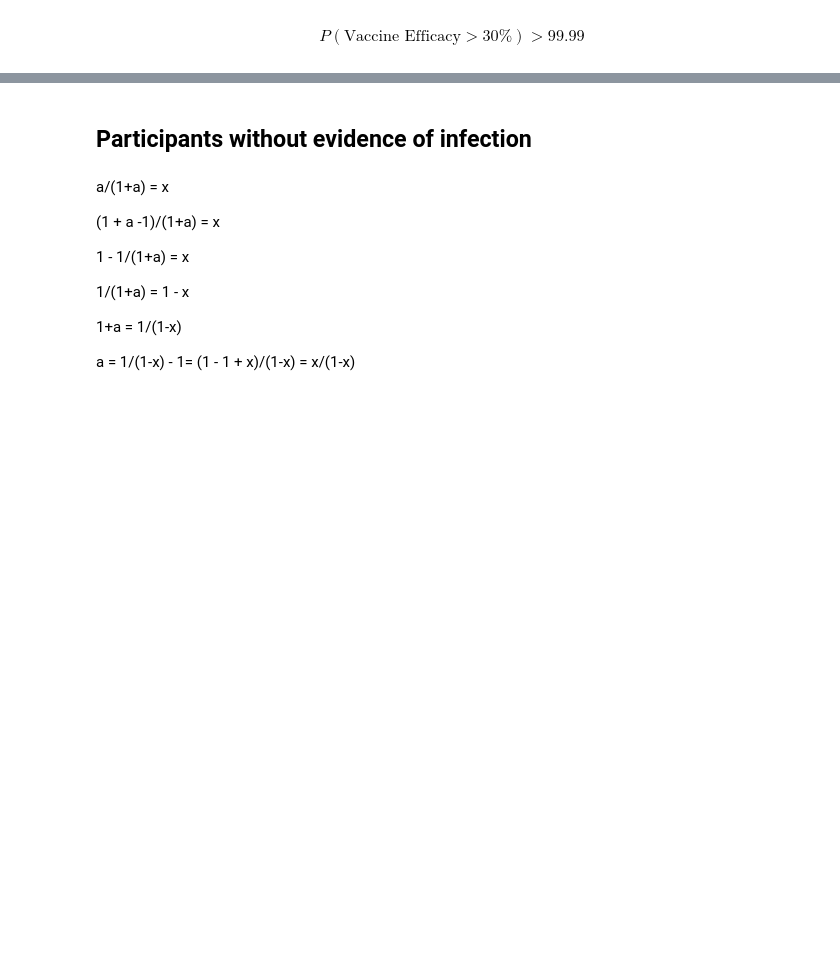
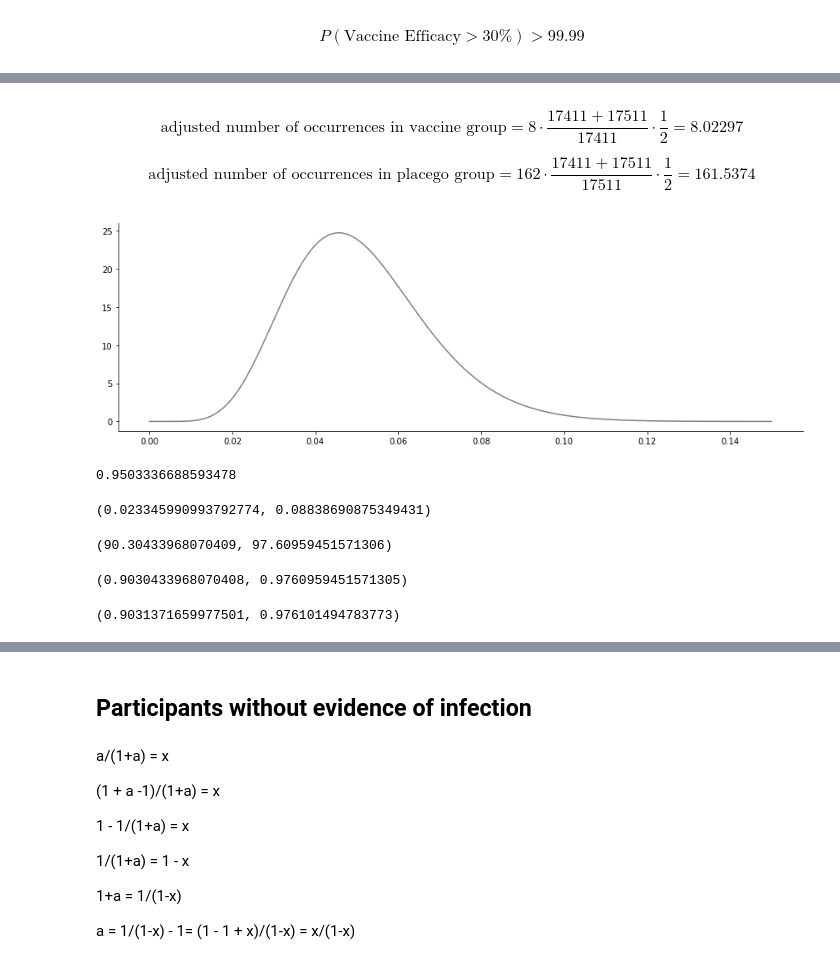
Before and after one commit to sbartek/bayesian-abtesting, a Jupyter notebook: notebooks/050-BioNTech-Pfizer-COVID.ipynb, the cells around one changed output, grey strips where cells are left out. Saved outputs shown, nothing was run; the diff lists cells and outputs as text; code cells hidden in the pictures; blank space fills up the shorter version.

```diff
--- a/notebooks/050-BioNTech-Pfizer-COVID.ipynb
+++ b/notebooks/050-BioNTech-Pfizer-COVID.ipynb
@@ -101,0 +279,10 @@ np.percentile(samples_ve, 2.5), np.percentile(samples_ve, 97.5)
+# %% [markdown]
+$$\textrm{adjusted number of occurrences in vaccine group} = 8 \cdot \frac{17411 + 17511}{17411} \cdot \frac{1}{2} = 8.02297$$
+
+$$\textrm{adjusted number of occurrences in placego group} = 162 \cdot \frac{17411 + 17511}{17511} \cdot \frac{1}{2} = 161.5374$$
+# %%
+x = np.linspace(0.000, .15, 1001)
+y = stats.beta.pdf(x, 0.700102+8.02297, 1+161.53743)
+ax = sns.relplot(x=x, y=y, kind="line", color='gray', height=4, aspect=3)
+# %% [output]
+[figure, added]
@@ -101,0 +292,34 @@ np.percentile(samples_ve, 2.5), np.percentile(samples_ve, 97.5)
+# %%
+1- 8.02297/161.5374
+# %% [output]
+0.9503336688593478
+# %%
+theta025 = stats.beta.ppf(0.025, 0.700102 + 8.02297, 1 + 161.53743)
+theta975 = stats.beta.ppf(.975, 0.700102 + 8.022974, 1 + 161.53743)
+theta025, theta975
+# %% [output]
+(0.023345990993792774, 0.08838690875349431)
+# %%
+theta025 = stats.beta.ppf(0.025, 0.700102 + 8.02297, 1 + 161.53743)
+theta975 = stats.beta.ppf(.975, 0.700102 + 8.022974, 1 + 161.53743)
+ves975 = 100 * (1 - theta025/(1-theta025))
+ves025 = 100 * (1 - theta975/(1-theta975))
+ves025, ves975
+
+#Out: (90.30433968070409, 97.60959451571306)
+# %% [output]
+(90.30433968070409, 97.60959451571306)
+# %%
+theta025 = stats.beta.ppf(0.025, 0.700102 + 8.02297, 1 + 161.53743)
+theta975 = stats.beta.ppf(.975, 0.700102 + 8.022974, 1 + 161.53743)
+ves975 = 1 - theta025/(1-theta025)
+ves025 = 1 - theta975/(1-theta975)
+ves025, ves975
+# %% [output]
+(0.9030433968070408, 0.9760959451571305)
+# %%
+thetas = stats.beta.rvs(0.700102 + 8.02297, 1 + 161.53743, size=1000000)
+ves = 1 - thetas/(1-thetas)
+np.percentile(ves, 2.5), np.percentile(ves, 97.5)
+# %% [output]
+(0.9031371659977501, 0.976101494783773)
```
Also changed, not shown: parts of 57 cells of this notebook, 2 other files.
